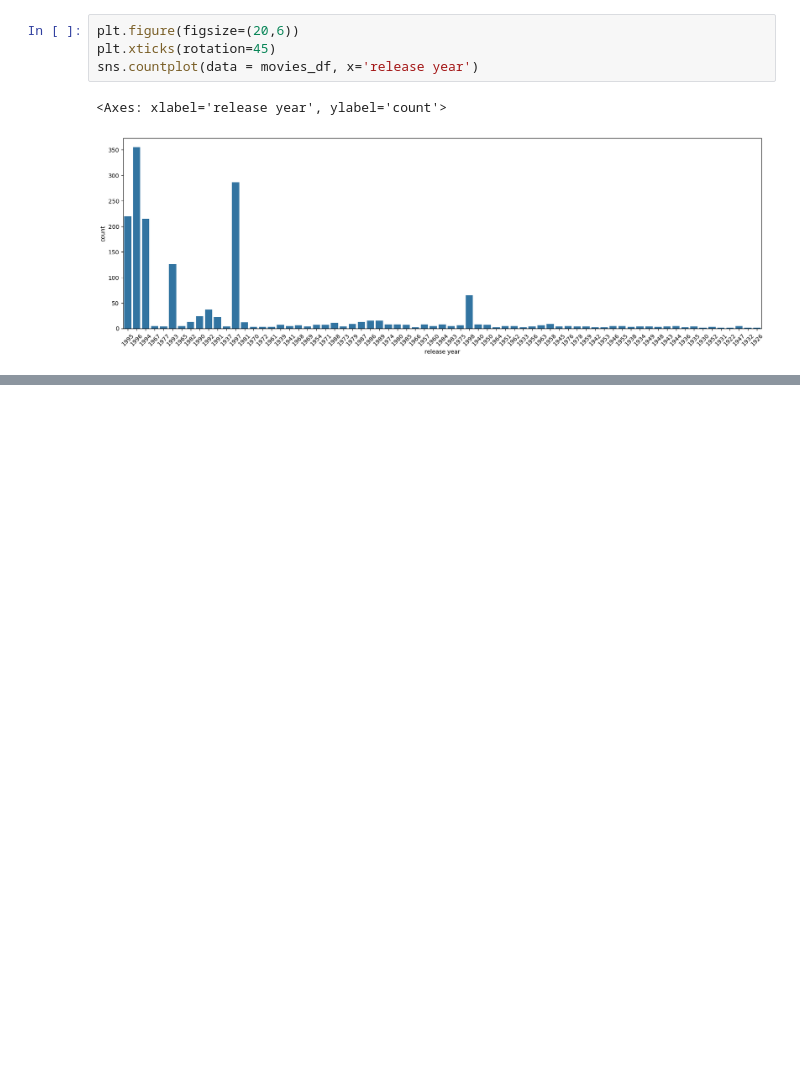
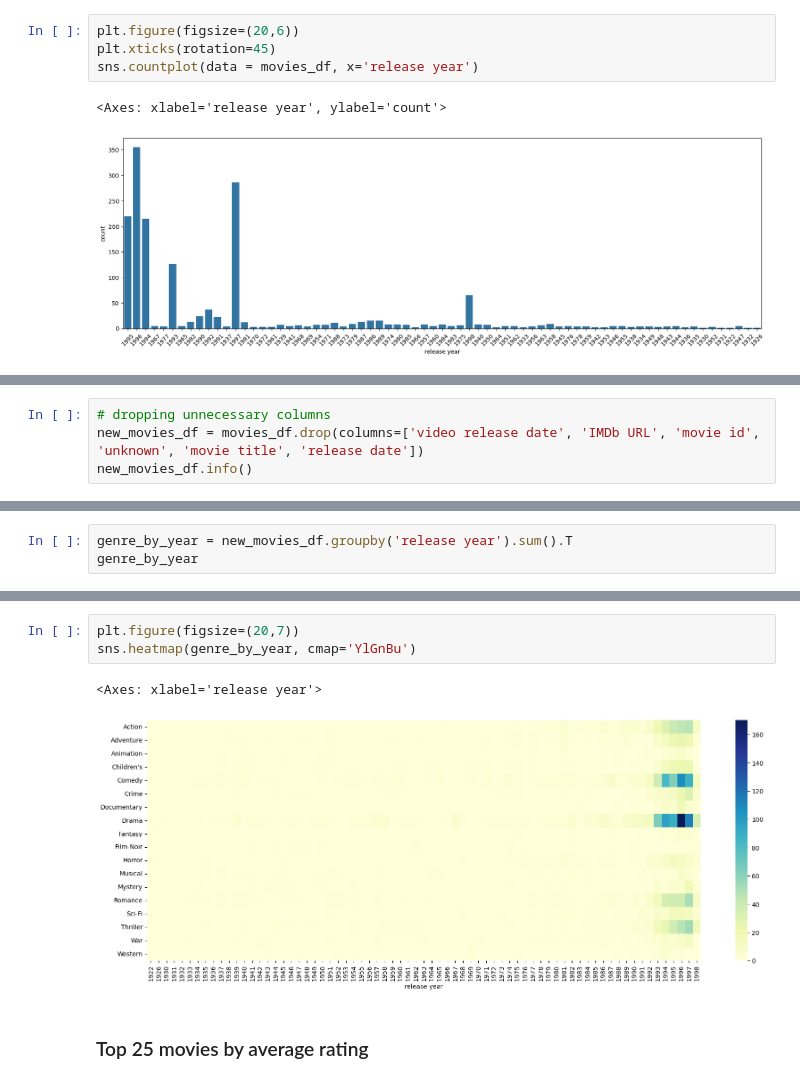
Before and after one commit to vishaltechevangelist/ds_bootcamp, a Jupyter notebook: notebooks/Week4-MovieLens_Assignment_Solution.ipynb, the cells around one changed output, grey strips where cells are left out. Drawn from its saved outputs; the diff is of its cells as text; blank space fills up the shorter version.

```diff
--- a/notebooks/Week4-MovieLens_Assignment_Solution.ipynb
+++ b/notebooks/Week4-MovieLens_Assignment_Solution.ipynb
@@ -147,0 +242,4 @@ sns.countplot(data = movies_df, x='release year')
+# %%
+# dropping unnecessary columns
+new_movies_df = movies_df.drop(columns=['video release date', 'IMDb URL', 'movie id', 'unknown', 'movie title', 'release date'])
+new_movies_df.info()
@@ -147,0 +264,3 @@ sns.countplot(data = movies_df, x='release year')
+# %%
+genre_by_year = new_movies_df.groupby('release year').sum().T
+genre_by_year
@@ -147,0 +286,8 @@ sns.countplot(data = movies_df, x='release year')
+# %%
+plt.figure(figsize=(20,7))
+sns.heatmap(genre_by_year, cmap='YlGnBu')
+# %% [output]
+<Axes: xlabel='release year'>
+[figure, added]
+# %% [markdown]
+### Top 25 movies by average rating
```
Also changed, not shown: parts of 29 cells of this notebook.
